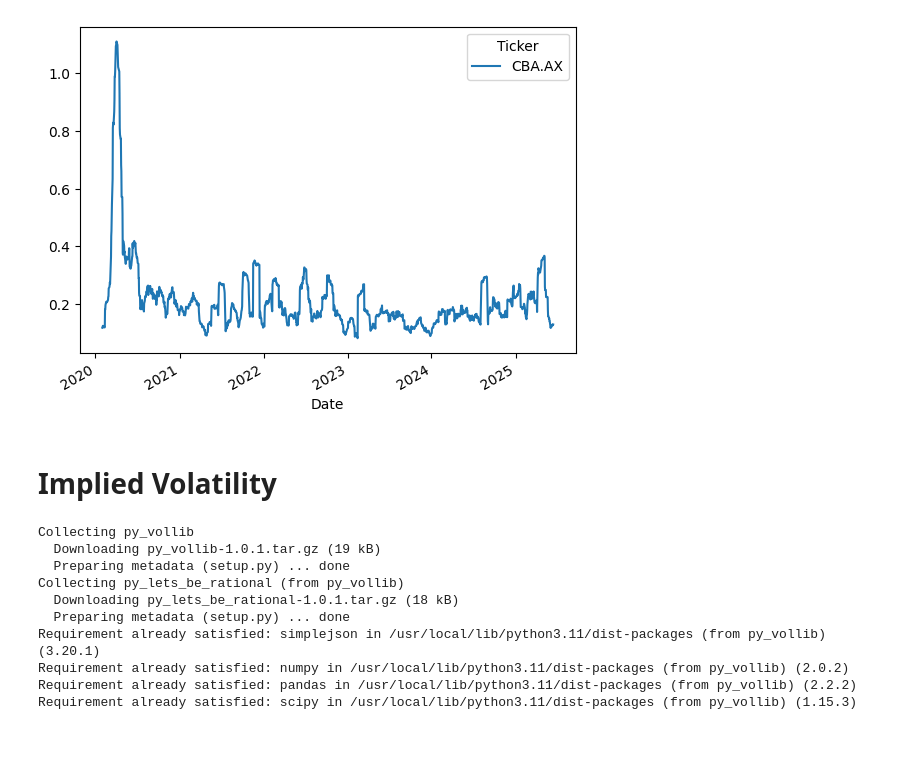
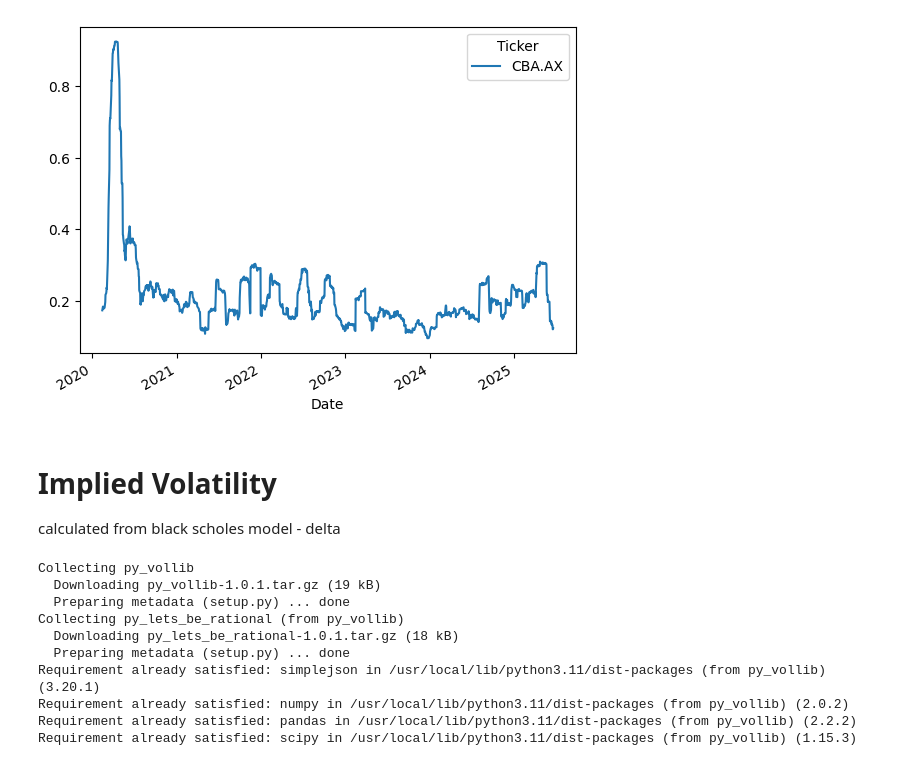
Before and after one commit to Aonx-bt/options_pricing, a Jupyter notebook: Dynamic_Delta_Hedging_Options_Trading.ipynb, the cells around one changed output. Saved outputs shown, nothing was run; the diff lists cells and outputs as text; code cells hidden in the pictures.

Commit message:
Add files via upload
using black scholes, monte carlo simulations with GBM

```diff
--- a/Dynamic_Delta_Hedging_Options_Trading.ipynb
+++ b/Dynamic_Delta_Hedging_Options_Trading.ipynb
@@ -66,8 +65,8 @@ Date
 log_returns = np.log(Close / Close.shift(1)).dropna()
 
 
-TRADING_DAYS = 20
-volatility = log_returns.rolling(window=TRADING_DAYS).std()*np.sqrt(252)
+TRAD_DAY = 30
+volatility = log_returns.rolling(window=TRAD_DAY).std()*np.sqrt(252)
 
 volatility.plot()
 volatility.iloc[-1], Close.iloc[-1]
@@ -81,6 +80,7 @@ volatility.iloc[-1], Close.iloc[-1]
-[figure, old version]
+[figure, new version]
 # %% [markdown]
 # Implied Volatility
+calculated from black scholes model - delta
 # %%
 ## required for installing py_vollib
 !pip install py_vollib
```
Also changed, not shown: parts of 13 cells of this notebook.
